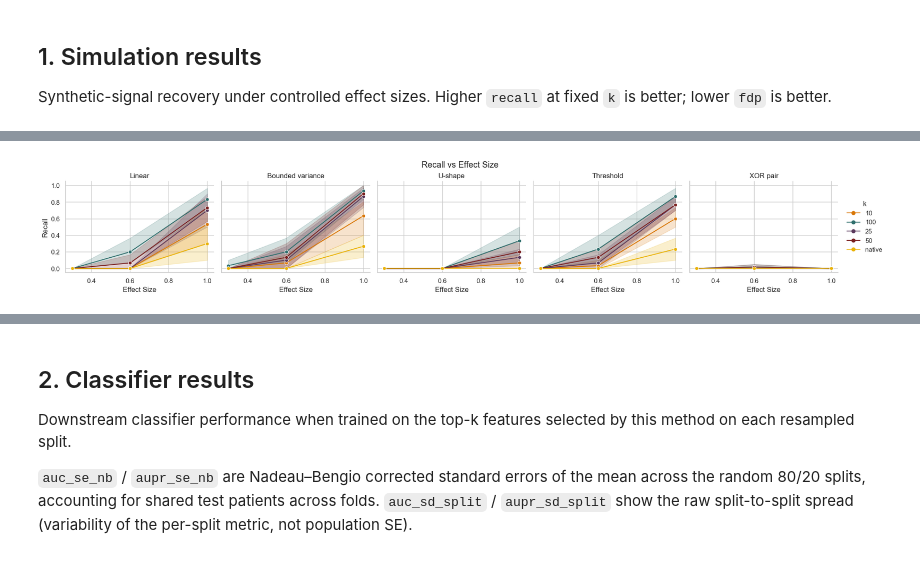
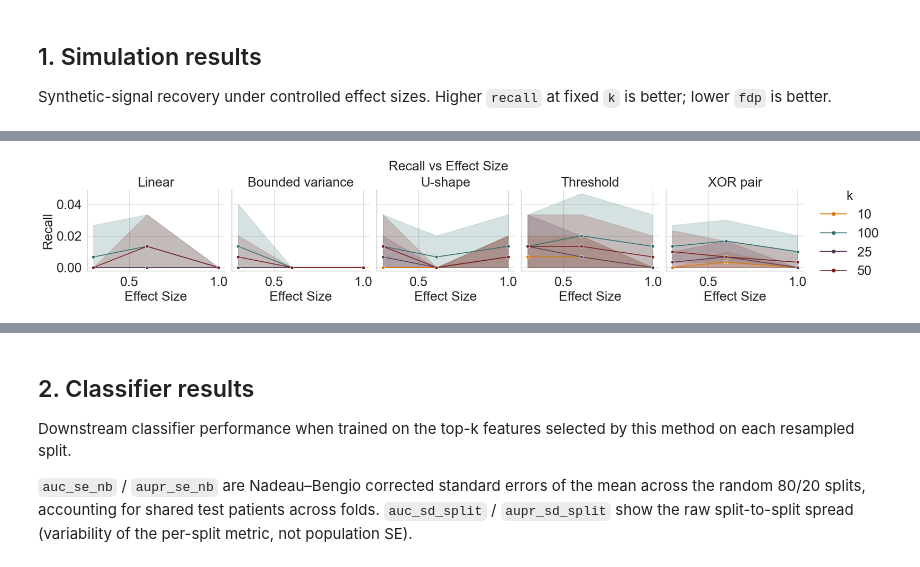
Before and after one commit to andreasjak/MSc26_Proteomics, a Jupyter notebook: notebooks/method_results.ipynb, the cells around one changed output, grey strips where cells are left out. Cells and saved outputs as stored; diff of their text form; code cells hidden in the pictures.

Commit message:
final plots method results

```diff
--- a/notebooks/method_results.ipynb
+++ b/notebooks/method_results.ipynb
@@ -9,7 +9,7 @@ Sections:
 3. Stability diagnostics from resampling
 4. Final protein list + enrichment
 # %%
-METHOD = "mi"   # change this to switch the whole notebook
+METHOD = "random"   # change this to switch the whole notebook
 
 import json
 import sys
@@ -142,40 +142,68 @@ recall_summary.round(3)
 75 rows × 6 columns
 # %%
-k_values = sorted(recall_df["k"].unique())
-palette_k = dict(zip(k_values, CATEGORICAL[:len(k_values)]))
+def plot_recall_vs_effect_size(recall_df, show_native=True):
+    FONTSIZE_TITLE   = 24
+    FONTSIZE_SUBPLOT = 24
+    FONTSIZE_LABEL   = 24
+    FONTSIZE_TICK    = 24
+    FONTSIZE_LEGEND  = 24
 
-desired_signal_order = ["linear", "bounded_variance", "u_shape", "threshold", "xor_pair"]
-existing_signal_types = list(pd.unique(recall_df["signal_type"]))
-signal_order = [s for s in desired_signal_order if s in existing_signal_types]
-signal_order += [s for s in existing_signal_types if s not in signal_order]
+    if not show_native:
+        recall_df = recall_df[recall_df["k"] != "native"].copy()
 
-g = sns.relplot(
-    data=recall_df, kind="line",
-    x="effect_size", y="recall", hue="k", col="signal_type",
-    col_order=signal_order,
-    palette=palette_k, marker="o", errorbar=("ci", 95), height=3.2, aspect=1.2,
-    facet_kws={"sharey": True},
-)
-g.set_axis_labels("Effect Size", "Recall")
-g.set_titles(col_template="{col_name}")
+    k_values  = sorted(recall_df["k"].unique())
+    palette_k = dict(zip(k_values, CATEGORICAL[:len(k_values)]))
 
-title_map = {
-    "linear": "Linear",
-    "bounded_variance": "Bounded variance",
-    "threshold": "Threshold",
-    "u_shape": "U-shape",
-    "xor_pair": "XOR pair",
-}
-for ax in g.axes.flat:
-    raw_title = ax.get_title()
-    if raw_title in title_map:
-        ax.set_title(title_map[raw_title])
-    else:
-        fallback = raw_title.replace("_", " ").replace("-", " ")
-        ax.set_title(fallback[:1].upper() + fallback[1:] if fallback else fallback)
+    desired_signal_order = ["linear", "bounded_variance", "u_shape", "threshold", "xor_pair"]
+    existing_signal_types = list(pd.unique(recall_df["signal_type"]))
+    signal_order = [s for s in desired_signal_order if s in existing_signal_types]
+    signal_order += [s for s in existing_signal_types if s not in signal_order]
 
-g.fig.suptitle("Recall vs Effect Size", y=1.03)
-plt.show()
+    g = sns.relplot(
+        data=recall_df, kind="line",
+        x="effect_size", y="recall", hue="k", col="signal_type",
+        col_order=signal_order,
+        palette=palette_k, marker="o", errorbar=("ci", 95), height=3.2, aspect=1.2,
+        facet_kws={"sharey": True},
+    )
+    g.set_axis_labels("Effect Size", "Recall", fontsize=FONTSIZE_LABEL)
+    g.set_titles(col_template="{col_name}")
+
+    title_map = {
+        "linear": "Linear",
+        "bounded_variance": "Bounded variance",
+        "threshold": "Threshold",
+        "u_shape": "U-shape",
+        "xor_pair": "XOR pair",
+    }
+    for ax in g.axes.flat:
+        raw_title = ax.get_title()
+        if raw_title in title_map:
+            ax.set_title(title_map[raw_title], fontsize=FONTSIZE_SUBPLOT)
+        else:
+            fallback = raw_title.replace("_", " ").replace("-", " ")
+            ax.set_title(
+                fallback[:1].upper() + fallback[1:] if fallback else fallback,
+                fontsize=FONTSIZE_SUBPLOT
+            )
+        ax.tick_params(axis="both", labelsize=FONTSIZE_TICK)
+
+    g._legend.get_title().set_fontsize(FONTSIZE_LEGEND)
+    for text in g._legend.get_texts():
+        text.set_fontsize(FONTSIZE_LEGEND)
+
+    g.fig.suptitle("Recall vs Effect Size", y=1.08, fontsize=FONTSIZE_TITLE)
+    g.fig.subplots_adjust(top=0.85)
+    sns.move_legend(g, loc="center right", bbox_to_anchor=(1.06, 0.5), fontsize = FONTSIZE_LEGEND)
+    g.fig.savefig("../results/figs/random_recall_vs_effect.pdf", bbox_inches="tight", dpi=300)
+    plt.show()
+
+
+# Kör utan native (rf_shap)
+plot_recall_vs_effect_size(recall_df, show_native=False)
+
+# Kör med native (t-test, MI)
+#plot_recall_vs_effect_size(recall_df, show_native=True)
 # %% [output]
-[figure, old version]
+[figure, new version]
 # %%
```
Also changed, not shown: parts of 21 cells of this notebook.
